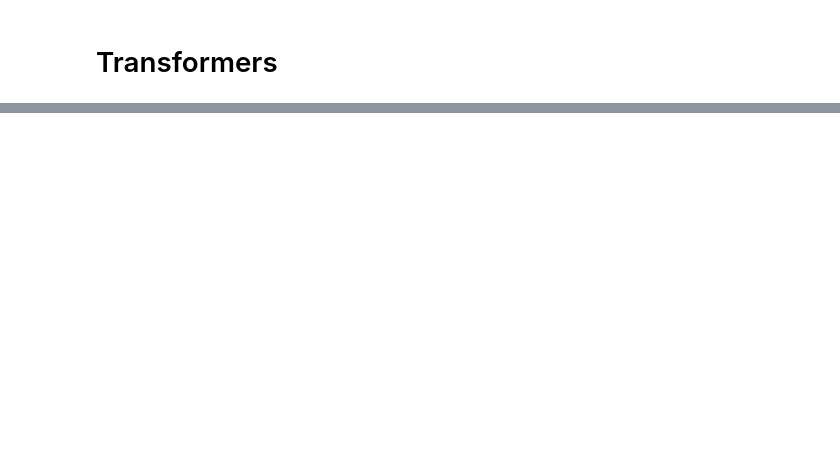
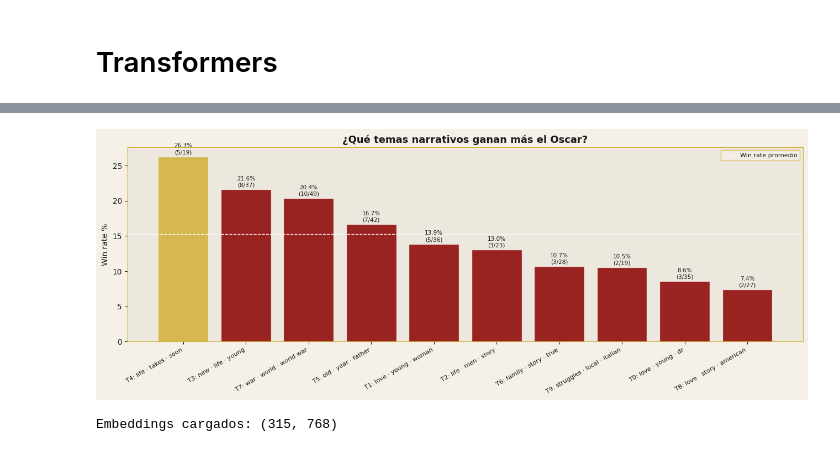
Before and after one commit to nataliamarinn/oscars, a Jupyter notebook: modelo Transformer.ipynb, the cells around one changed output, grey strips where cells are left out. Saved outputs shown, nothing was run; the diff lists cells and outputs as text; code cells hidden in the pictures; blank space fills up the shorter version.

Commit message:
updates-modelos

```diff
--- a/modelo Transformer.ipynb
+++ b/modelo Transformer.ipynb
@@ -220,0 +75,61 @@ plt.show()
+# %%
+df["dominant_topic"] = topic_dist.argmax(axis=1)
+
+win_rate = (
+    df.groupby("dominant_topic")
+    .agg(win_rate=("won_best_picture", "mean"),
+         n=("won_best_picture", "count"),
+         n_wins=("won_best_picture", "sum"))
+    .reset_index()
+    .sort_values("win_rate", ascending=False)
+)
+
+fig, ax = plt.subplots(figsize=(13, 5))
+labels = [topic_labels[t] for t in win_rate["dominant_topic"]]
+rates  = win_rate["win_rate"].values * 100
+colors = [GOLD if r == rates.max() else DARK_RED for r in rates]
+
+bars = ax.bar(range(len(labels)), rates, color=colors, alpha=0.85, edgecolor=BG)
+ax.axhline(df["won_best_picture"].mean() * 100, color="white",
+           linestyle="--", linewidth=1, label="Win rate promedio")
+ax.set_xticks(range(len(labels)))
+ax.set_xticklabels(labels, rotation=30, ha="right", fontsize=8, color=TEXT)
+ax.set_ylabel("Win rate %", color=TEXT)
+ax.set_title("¿Qué temas narrativos ganan más el Oscar?", color=TEXT,
+             fontsize=13, fontweight="bold")
+ax.tick_params(colors=TEXT)
+ax.set_facecolor(PANEL_BG)
+ax.legend(fontsize=8, facecolor=BG, edgecolor=GOLD, labelcolor=TEXT)
+for spine in ax.spines.values(): spine.set_edgecolor(GOLD)
+
+for bar, r, row in zip(bars, rates, win_rate.itertuples()):
+    ax.text(bar.get_x() + bar.get_width()/2, bar.get_height() + 0.2,
+            f"{r:.1f}%\n({row.n_wins}/{row.n})", ha="center", va="bottom",
+            fontsize=7.5, color=TEXT)
+
+fig.patch.set_facecolor(BG)
+plt.tight_layout()
+plt.savefig("img/topic_winrate.png", dpi=130, bbox_inches="tight", facecolor=BG)
+plt.show()
+# %% [output]
+[figure, added]
+# %%
+os.makedirs("models", exist_ok=True)
+EMB_PATH = "models/synopsis_embeddings.npy"
+
+if os.path.exists(EMB_PATH):
+    embeddings = np.load(EMB_PATH)
+    print(f"Embeddings cargados: {embeddings.shape}")
+else:
+    print("Generando embeddings (puede tardar unos minutos)...")
+    embedder   = SentenceTransformer("all-mpnet-base-v2")
+    embeddings = embedder.encode(
+        df["synopsis"].fillna("").tolist(),
+        batch_size=32,
+        show_progress_bar=True,
+        normalize_embeddings=True,
+    )
+    np.save(EMB_PATH, embeddings)
+    print(f"Embeddings guardados: {embeddings.shape}")
+# %% [output]
+Embeddings cargados: (315, 768)
```
Also changed, not shown: parts of 17 cells of this notebook, 2 other files.
